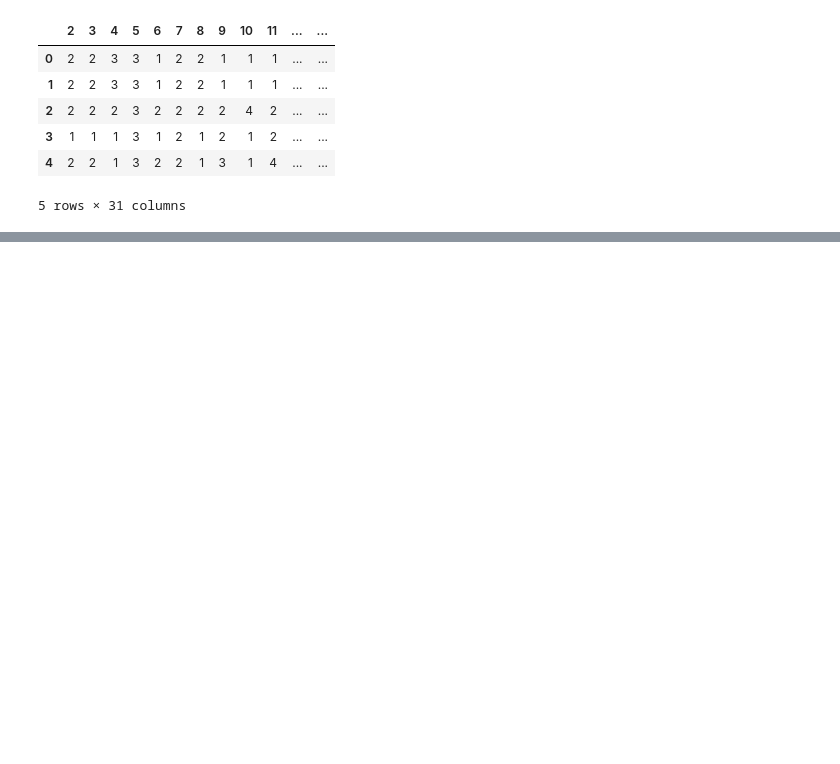
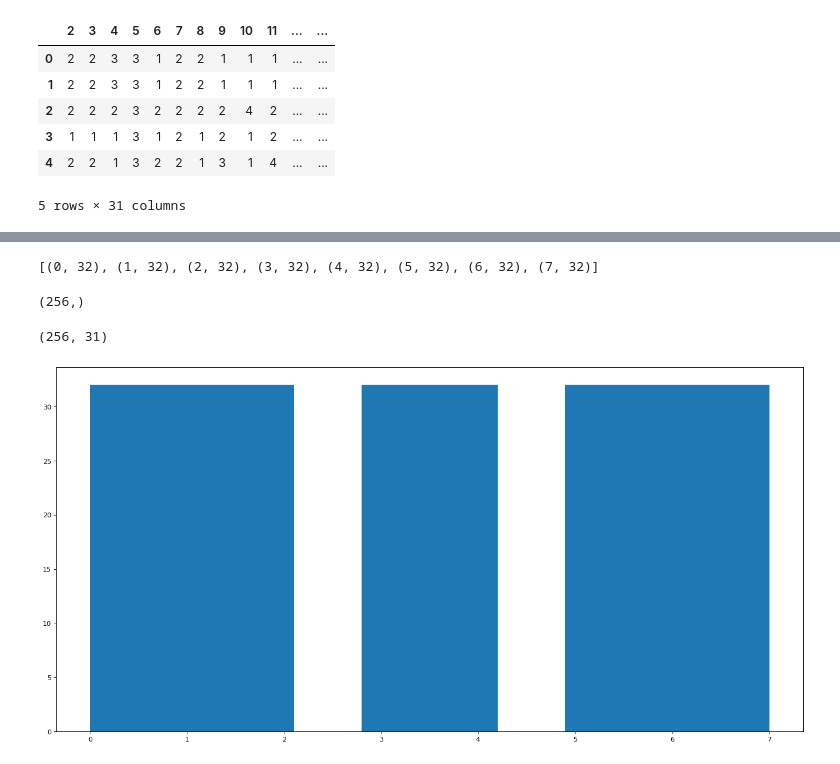
Before and after one commit to DrDoof14/Math4Ml, a Jupyter notebook: thesina.ipynb, the cells around one changed output, grey strips where cells are left out. Cells and saved outputs as stored; diff of their text form; code cells hidden in the pictures; blank space fills up the shorter version.

```diff
--- a/thesina.ipynb
+++ b/thesina.ipynb
@@ -266,3 +257,7 @@ X_new.head()
 | 3 | 1 | 1 | 1 | 3 | 1 | 2 | 1 | 2 | 1 | 2 | ... | ... |
 | 4 | 2 | 2 | 1 | 3 | 2 | 2 | 1 | 3 | 1 | 4 | ... | ... |
 5 rows × 31 columns
+# %%
+scaler=StandardScaler()
+scaler.fit(X_new)
+X_standard_new=scaler.transform(X_new)
@@ -268,0 +275,20 @@ X_new.head()
+# %%
+ros = RandomOverSampler(random_state=0)
+X_ros, y_ros = ros.fit_resample(X_standard_new, y_new)
+print(sorted(Counter(y_ros).items()))
+# %% [output]
+[(0, 32), (1, 32), (2, 32), (3, 32), (4, 32), (5, 32), (6, 32), (7, 32)]
+# %%
+y_ros.shape
+# %% [output]
+(256,)
+# %%
+X_ros.shape
+# %% [output]
+(256, 31)
+# %%
+figure(figsize=(20, 10), dpi=80)
+plt.hist(y_ros)
+plt.show()
+# %% [output]
+[figure, added]
```
Also changed, not shown: parts of 64 cells of this notebook.
